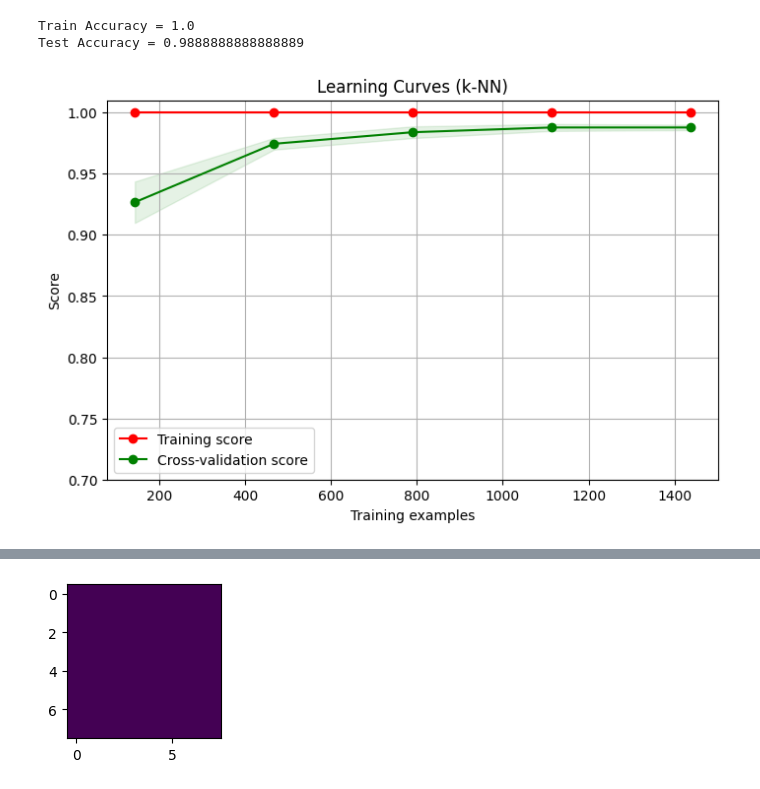
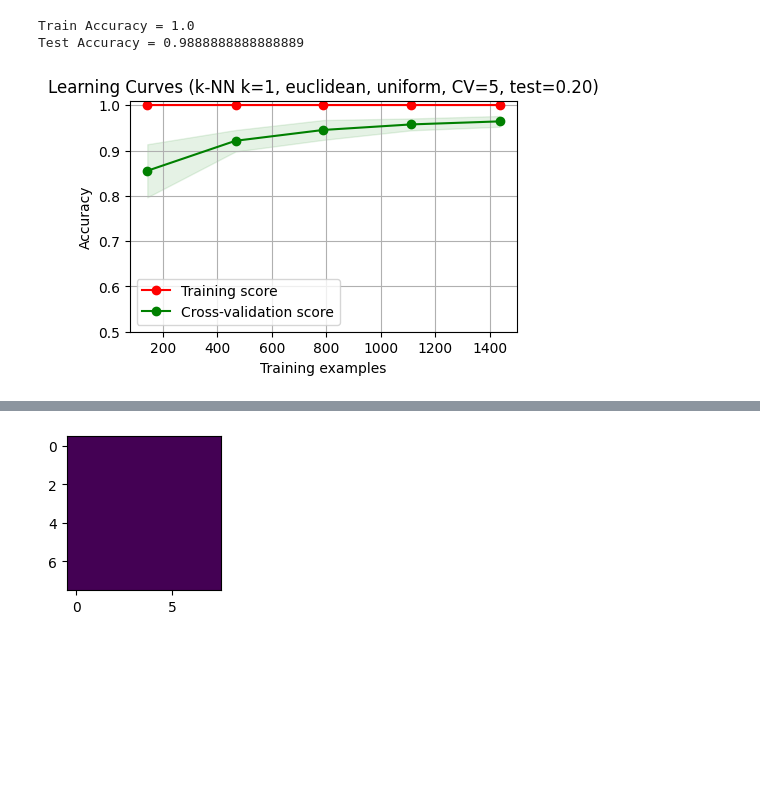
Before and after one commit to WilliHahn/FHDW, a Jupyter notebook: MNIST kNN 8x8.ipynb, the cells around one changed output, grey strips where cells are left out. Cells and saved outputs as stored; diff of their text form; code cells hidden in the pictures; blank space fills up the shorter version.

```diff
--- a/MNIST kNN 8x8.ipynb
+++ b/MNIST kNN 8x8.ipynb
@@ -84,9 +85,11 @@ print(X_test.shape)
 # k-NN Modell berechnen
 # siehe https://scikit-learn.org/stable/modules/generated/sklearn.neural_network.MLPClassifier.html
 N_NEIGHBORS = 1
-WEIGHTS='uniform'
+WEIGHTS='uniform'  # ‘uniform’, ‘distance’} or callable, default=’uniform’
+METRIC='euclidean'  # euclidean cityblock cosine
 
-knn = KNeighborsClassifier(n_neighbors=N_NEIGHBORS, weights=WEIGHTS, n_jobs=-1)
+knn = KNeighborsClassifier(n_neighbors=N_NEIGHBORS, weights=WEIGHTS, n_jobs=-1
+                          , metric = METRIC)
 knn.fit(X_train, y_train)
 
 acc_train = knn.score(X_train, y_train)
@@ -94,7 +97,9 @@ acc_test = knn.score(X_test, y_test)
 print(f'Train Accuracy = {acc_train}')
 print(f'Test Accuracy = {acc_test}')
 
-logger.info(scriptname + ';' + f'{acc_train:3.2f}' + ";" + f'{acc_test:3.2f}'+ ";" )
+#logger.info(scriptname + ';' + f'{acc_train:3.3f}' + ";" + f'{acc_test:3.3f}'+ ";" )
+logger.info(scriptname + ';' + f'{acc_train:3.3f}' + ";" + f'{acc_test:3.3f}'+ ";"
+           + f'{N_NEIGHBORS:3.0f}'+ ";"  + f'{WEIGHTS:10}' + ";"  + f'{METRIC:10}'  + ";")
 # %% [output]
 Train Accuracy = 1.0
 Test Accuracy = 0.9888888888888889
@@ -104,54 +109,60 @@ Test Accuracy = 0.9888888888888889
 def plot_learning_curve(estimator, title, X, y, axes=None, ylim=None, cv=None,
                         n_jobs=None, train_sizes=np.linspace(.1, 1.0, 5)):
     if axes is None:
-        _, axes = plt.subplots(1, 1, figsize=(8, 5))
+        _, axes = plt.subplots(1, 1, figsize=(5, 3))
 
     axes.set_title(title)
     if ylim is not None:
         axes.set_ylim(*ylim)
     axes.set_xlabel("Training examples")
-    axes.set_ylabel("Score")
+    axes.set_ylabel("Accuracy")
 
     # siehe https://scikit-learn.org/stable/modules/generated/sklearn.model_selection.learning_curve.html
     train_sizes, train_scores, test_scores, fit_times, _ = \
         learning_curve(estimator, X, y, cv=cv, n_jobs=n_jobs,
                        train_sizes=train_sizes,
                        return_times=True)
     train_scores_mean = np.mean(train_scores, axis=1)
     train_scores_std = np.std(train_scores, axis=1)
     test_scores_mean = np.mean(test_scores, axis=1)
     test_scores_std = np.std(test_scores, axis=1)
     fit_times_mean = np.mean(fit_times, axis=1)
     fit_times_std = np.std(fit_times, axis=1)
 
     # Plot learning curve
     axes.grid()
     axes.fill_between(train_sizes, train_scores_mean - train_scores_std,
                          train_scores_mean + train_scores_std, alpha=0.1,
                          color="r")
     axes.fill_between(train_sizes, test_scores_mean - test_scores_std,
                          test_scores_mean + test_scores_std, alpha=0.1,
                          color="g")
     axes.plot(train_sizes, train_scores_mean, 'o-', color="r",
                  label="Training score")
     axes.plot(train_sizes, test_scores_mean, 'o-', color="g",
                  label="Cross-validation score")
     axes.legend(loc="best")
 
     return plt
 
-title = "Learning Curves (k-NN)"
 
-# Cross validation with 5 iterations each time with 20% data
-# randomly selected as a validation set.
-cv = ShuffleSplit(n_splits=5, test_size=0.2, random_state=0)
-
-plot_learning_curve(knn, title, X, y, ylim=(0.7, 1.01),
-                    cv=cv, n_jobs=-1)
-
+# Cross validation with CV_K iterations randomly selected as a validation set.
+WEIGHTS='uniform'  # ‘uniform’, ‘distance’} or callable, default=’uniform’
+METRIC='euclidean'  # euclidean cityblock cosine
+N_NEIGHBORS = 1 # Testen Sie mit 49
+CV_K = 5
+TEST_SIZE = 0.2
+cv = ShuffleSplit(n_splits=CV_K, test_size=TEST_SIZE, random_state=0)
+knn = KNeighborsClassifier(n_neighbors=N_NEIGHBORS, weights=WEIGHTS, n_jobs=-1
+                          , metric = METRIC)
+knn.fit(X_train, y_train)
+title = "Learning Curves (k-NN k=" + str(N_NEIGHBORS)+ ", "  + METRIC + ", " +\
+        WEIGHTS + ", CV="  + str(CV_K) + ", test="  + f'{TEST_SIZE:1.2f}'+")"
+plot_learning_curve(knn, title, X, y, ylim=(0.5, 1.01),
+                    cv=CV_K, n_jobs=-1)
 plt.show()
 # %% [output]
-[figure, old version]
+[figure, new version]
 # %%
 # Wahrheitsmatrix
 titles_options = [
```
Also changed, not shown: parts of 5 cells of this notebook.
